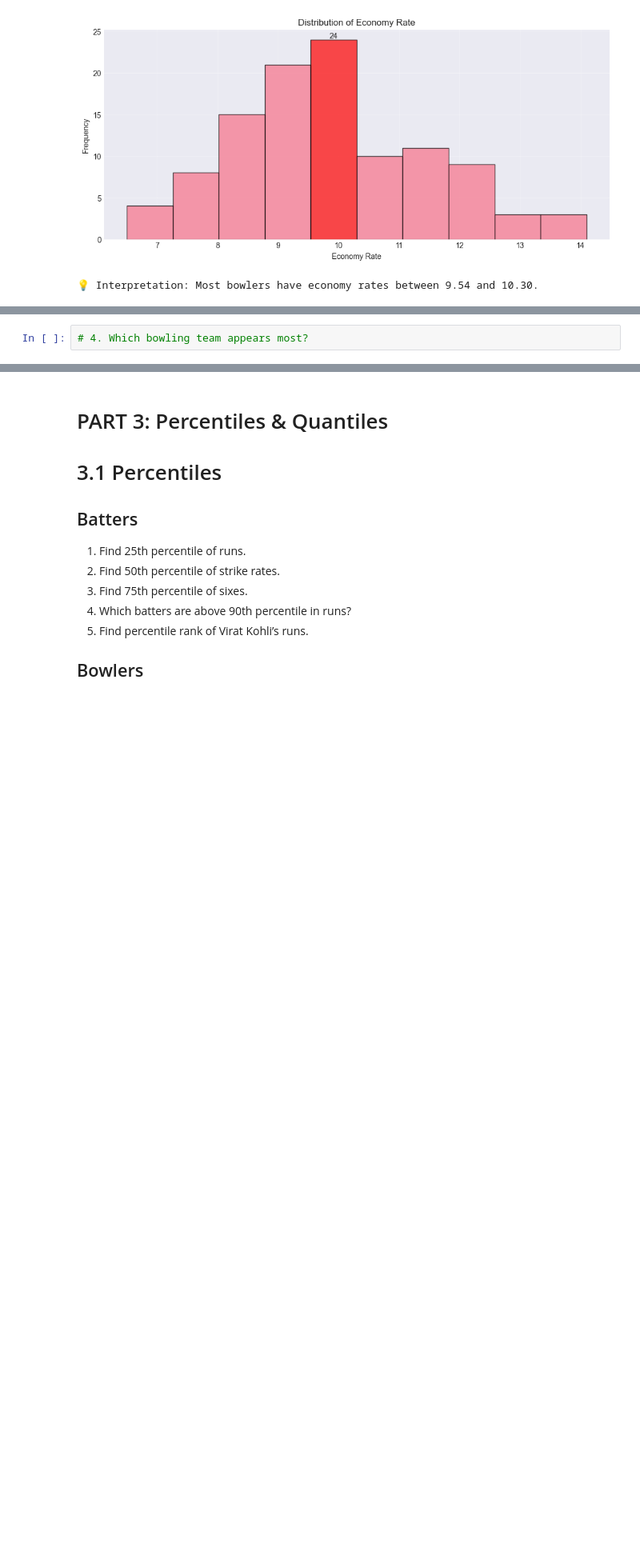
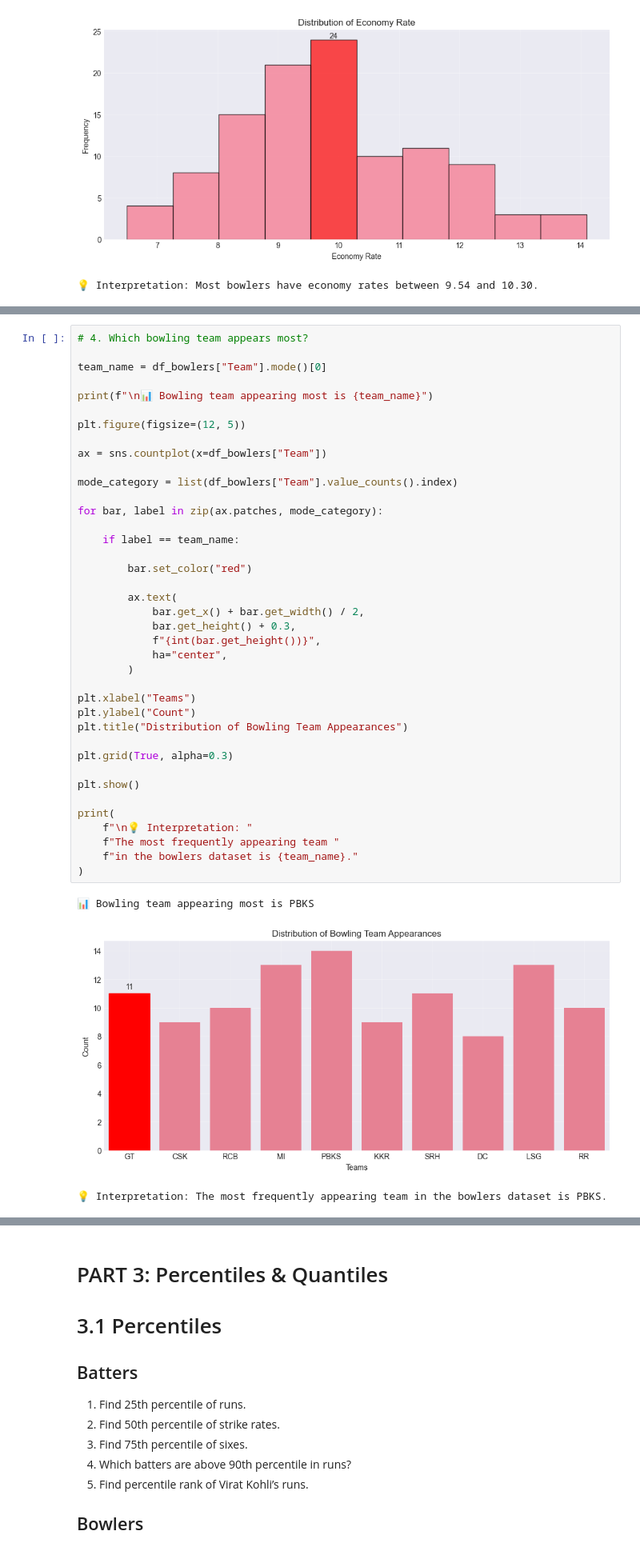
Before and after one commit to shahyash1136/data-analyst-porjects, a Jupyter notebook: IPL_2025_jupyterbook/index.ipynb, the cells around one changed output, grey strips where cells are left out. Shown at 80% size. Drawn from its saved outputs; the diff is of its cells as text; blank space fills up the shorter version.

```diff
--- a/IPL_2025_jupyterbook/index.ipynb
+++ b/IPL_2025_jupyterbook/index.ipynb
@@ -1313,3 +1328,44 @@ print(f'💡Interpretation: Most bowlers have {four_wickets_mode} 4W hauls')
 # %%
 # 4. Which bowling team appears most?
+
+team_name = df_bowlers["Team"].mode()[0]
+
+print(f"\n📊 Bowling team appearing most is {team_name}")
+
+plt.figure(figsize=(12, 5))
+
+ax = sns.countplot(x=df_bowlers["Team"])
+
+mode_category = list(df_bowlers["Team"].value_counts().index)
+
+for bar, label in zip(ax.patches, mode_category):
+
+    if label == team_name:
+
+        bar.set_color("red")
+
+        ax.text(
+            bar.get_x() + bar.get_width() / 2,
+            bar.get_height() + 0.3,
+            f"{int(bar.get_height())}",
+            ha="center",
+        )
+
+plt.xlabel("Teams")
+plt.ylabel("Count")
+plt.title("Distribution of Bowling Team Appearances")
+
+plt.grid(True, alpha=0.3)
+
+plt.show()
+
+print(
+    f"\n💡 Interpretation: "
+    f"The most frequently appearing team "
+    f"in the bowlers dataset is {team_name}."
+)
+# %% [output]
+📊 Bowling team appearing most is PBKS
+[figure, added]
+💡 Interpretation: The most frequently appearing team in the bowlers dataset is PBKS.
 # %%
```
Also changed, not shown: parts of 27 cells of this notebook.
